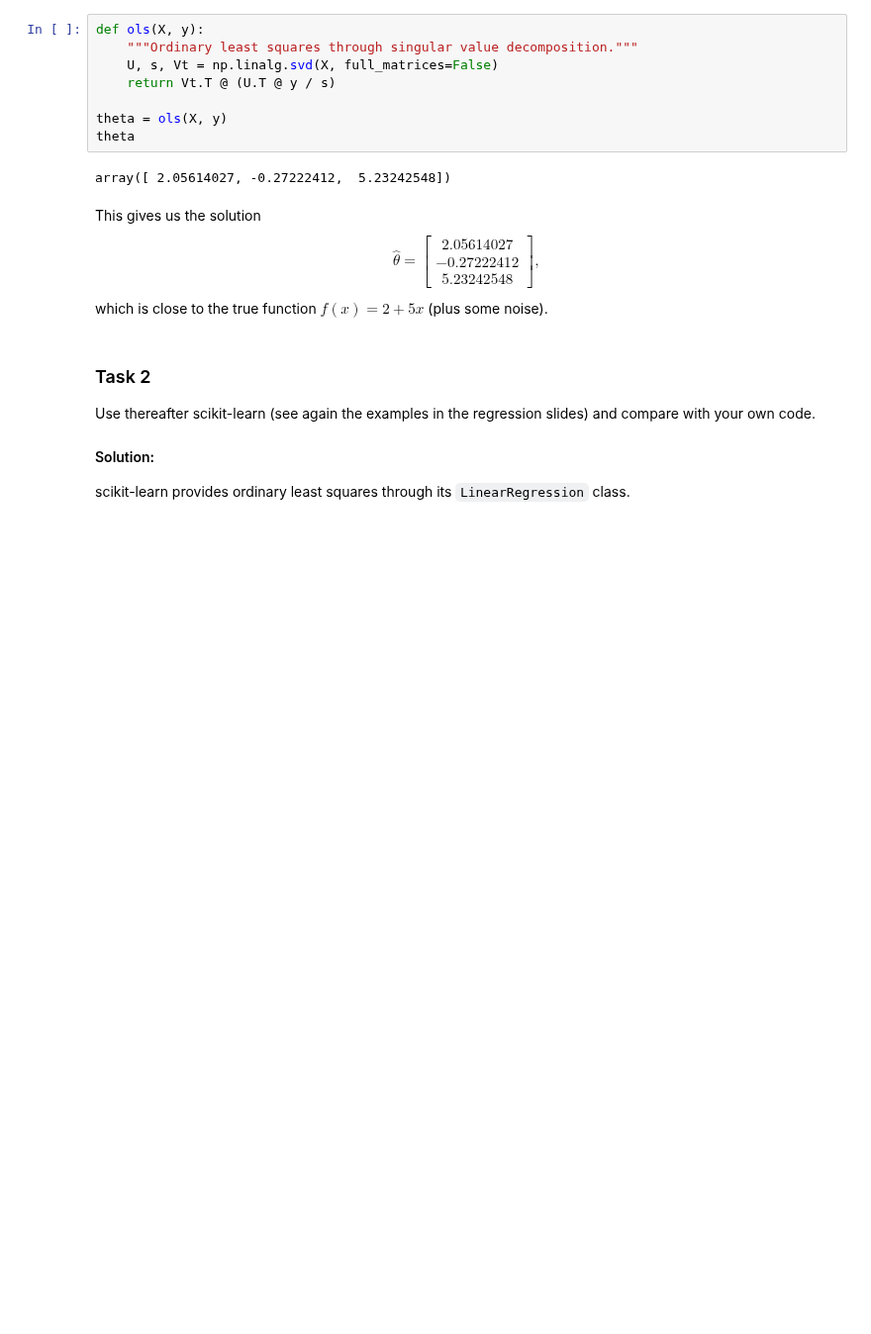
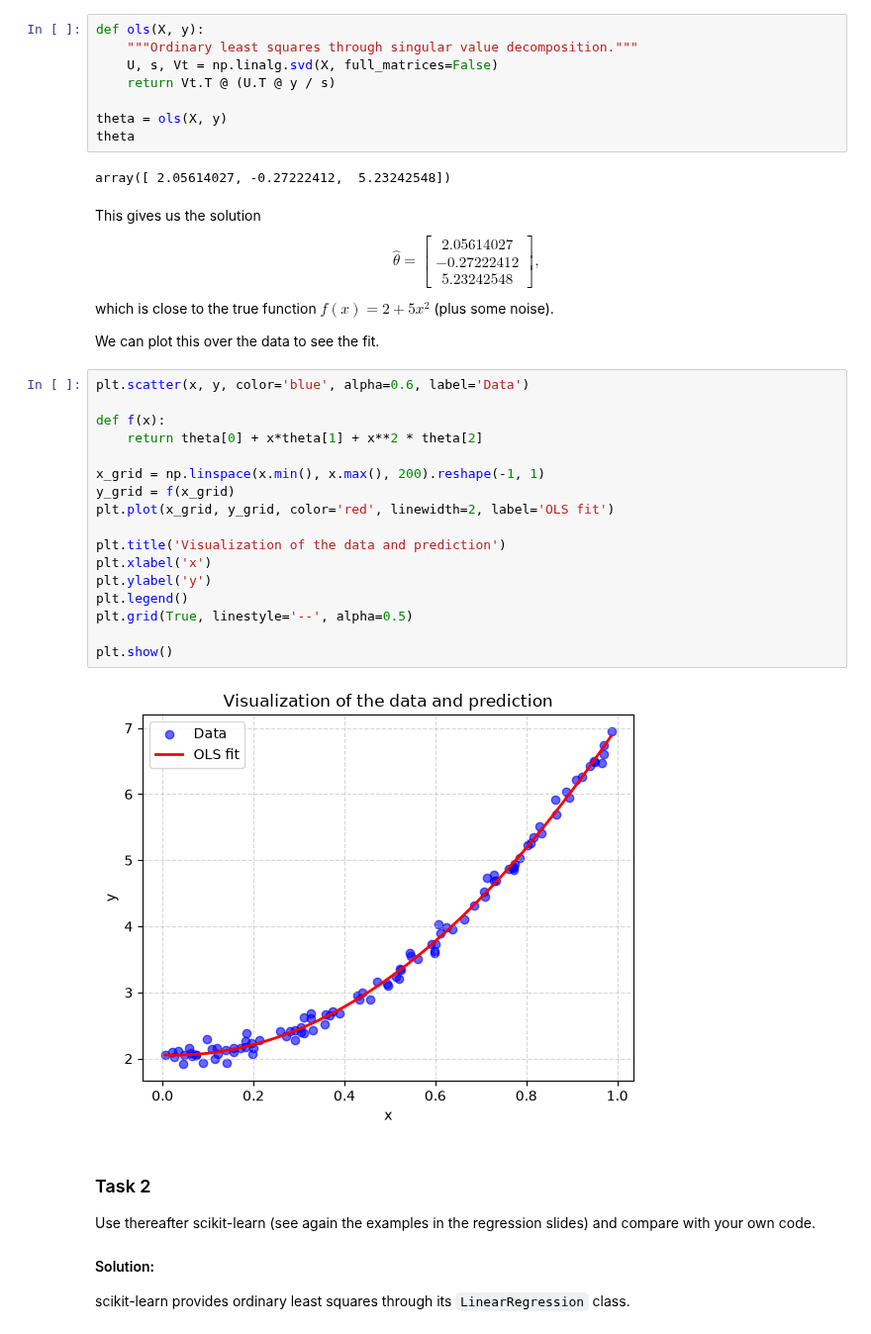
Before and after one commit to SigurdRiseth/FYS-STK4155-exercises, a Jupyter notebook: week34/solution.ipynb, the cells around one changed output. Shown at 99% size. Saved outputs shown, nothing was run; the diff lists cells and outputs as text; blank space fills up the shorter version.

```diff
--- a/week34/solution.ipynb
+++ b/week34/solution.ipynb
@@ -73,7 +73,28 @@ $$
 5.23242548
 \end{bmatrix},
 $$
-which is close to the true function $f(x) = 2 + 5x$ (plus some noise).
+which is close to the true function $f(x) = 2 + 5x^2$ (plus some noise).
+
+We can plot this over the data to see the fit.
+# %%
+plt.scatter(x, y, color='blue', alpha=0.6, label='Data')
+
+def f(x):
+    return theta[0] + x*theta[1] + x**2 * theta[2]
+
+x_grid = np.linspace(x.min(), x.max(), 200).reshape(-1, 1)
+y_grid = f(x_grid)
+plt.plot(x_grid, y_grid, color='red', linewidth=2, label='OLS fit')
+
+plt.title('Visualization of the data and prediction')
+plt.xlabel('x')
+plt.ylabel('y')
+plt.legend()
+plt.grid(True, linestyle='--', alpha=0.5)
+
+plt.show()
+# %% [output]
+[figure, added]
 # %% [markdown]
 ### Task 2
 
```
Also changed, not shown: parts of 12 cells of this notebook, 1 other file.
